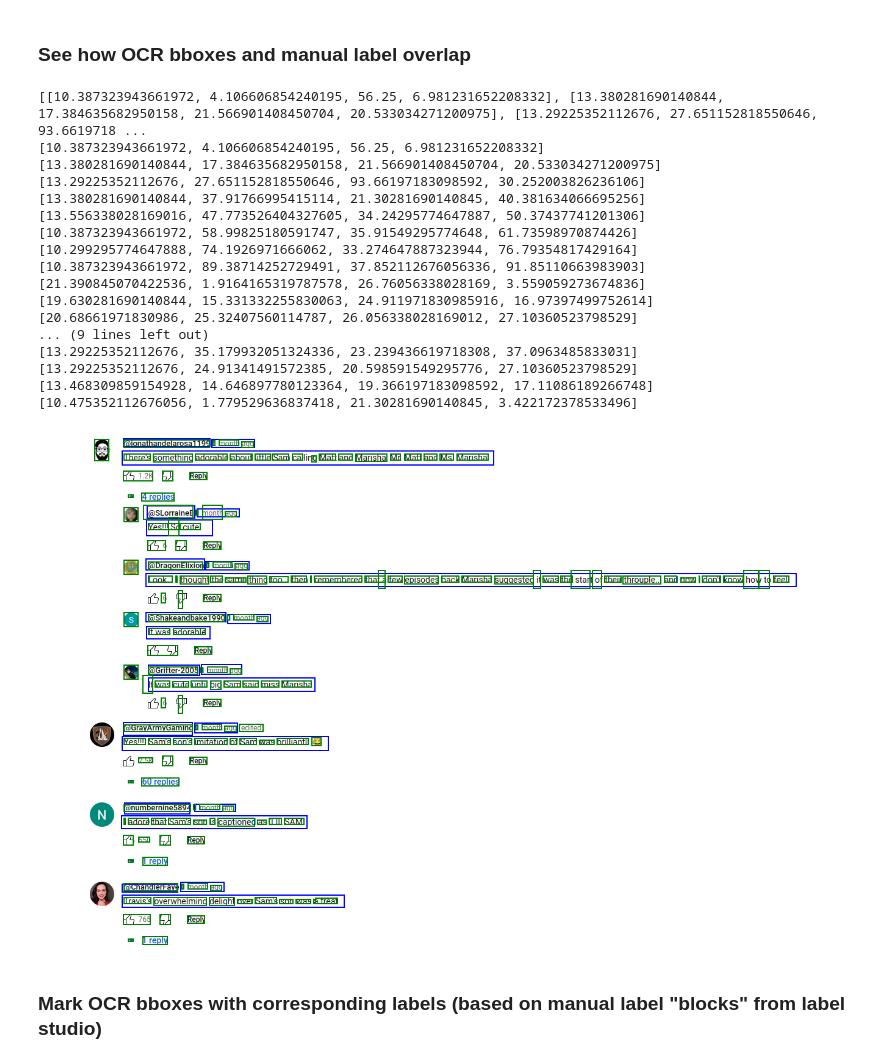
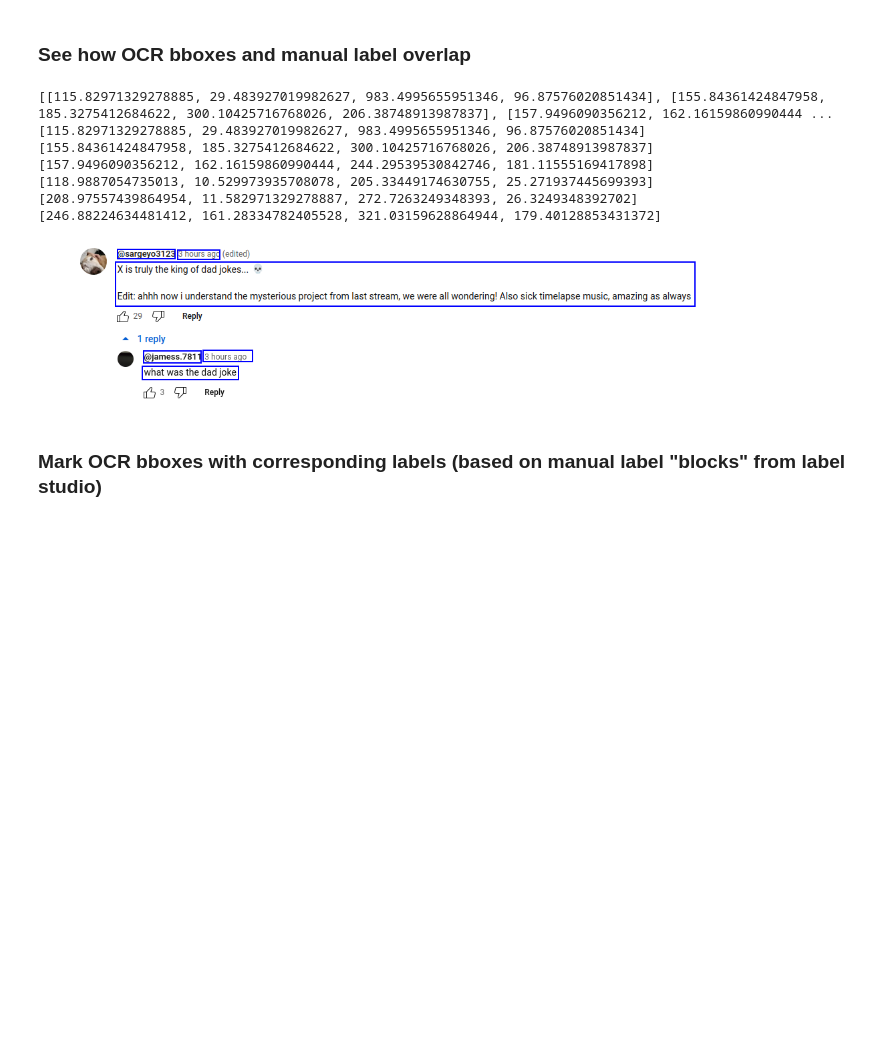
Before and after one commit to ceskyDJ/knn-project, a Jupyter notebook: src/fine_tune_v2_few_shot.ipynb, the cells around one changed output. Drawn from its saved outputs; the diff is of its cells as text; code cells hidden in the pictures; blank space fills up the shorter version.

Commit message:
fix: coco processing in ntb

```diff
--- a/src/fine_tune_v2_few_shot.ipynb
+++ b/src/fine_tune_v2_few_shot.ipynb
@@ -78,8 +78,8 @@ def draw_boxes(img: Image, boxes, norm = True):
 
   for box in boxes:
     print(box)
-    # if norm:
-    box = unnormalize_ls_box(box, width, height)
+    if norm:
+      box = unnormalize_ls_box(box, width, height)
     draw.rectangle(box, outline="blue", width=2)
 # %%
 draw = ImageDraw.Draw(image)
@@ -104,9 +104,11 @@ image
 COCO_PATH = Path("../datasets/custom_youtube/white_bg/export/2024-03-13-20-58") # using just for images, since their names are "mangled" by lable studio
 ANNOT_PATH = Path("../datasets/custom_youtube/white_bg/export/min-project-4-at-2024-03-13-19-53-af410d9e.json") # these are the actual annotations
 # %%
-# NOTE: can't get coco export from label studio to work
-# Don't need to run this
-return # OK to error here
+def bbox_relative_to_absolute(bbox: list[float]):
+  # "bbox": [x,y,width,height],
+  # ^this is the coco format
+  return [bbox[0], bbox[1], bbox[0]+bbox[2], bbox[1]+bbox[3]]
+
 def prepare_coco_annotations(path: Path):
 
   d = defaultdict(lambda: { "bbox": [], "image": None })
@@ -119,7 +121,7 @@ def prepare_coco_annotations(path: Path):
     # print(results.keys())
 
   for annot in results["annotations"]:
-    d[annot["image_id"]]["bbox"].append({ "box": annot["bbox"], "class_id": annot["category_id"] })
+    d[annot["image_id"]]["bbox"].append({ "box": bbox_relative_to_absolute(annot["bbox"]), "class_id": annot["category_id"] })
 
   for img in results["images"]:
     d[img["id"]]["image"] = img["file_name"].split("/")[1]
@@ -133,5 +135,5 @@ def prepare_coco_annotations(path: Path):
   return (d, classes)
 
 
-# annots, id2cls_dict = prepare_coco_annotations(ANNOT_PATH)
+coco_annots, id2cls_dict = prepare_coco_annotations(COCO_PATH)
 # %% [output]
@@ -206,41 +208,38 @@ def calculate_iou(box1, box2):
 # %% [markdown]
 ### See how OCR bboxes and manual label overlap
 # %%
-img = Image.open(COCO_PATH / "images" / annots[8]["image"]).convert("RGB")
+img = Image.open(COCO_PATH / "images" / annots[7]["image"]).convert("RGB")
 
 
-boxes = list(map(lambda b: b["box"], annots[8]["bbox"]))
+# boxes = list(map(lambda b: b["box"], annots[8]["bbox"])) # ANNOTS
+boxes = list(map(lambda b: b["box"], coco_annots[7]["bbox"])) # COCO
 print(list(boxes))
 
 draw_boxes(img, boxes, False)
 
 draw = ImageDraw.Draw(img)
 
-for box in encoding.boxes[0]:
-  # actual_label = iob_to_label(id2label[label]).lower()
-  box = unnormalize_box(box, width, height)
-  draw.rectangle(box, outline="green", width=2)
+# for box in boxes:
+#   # actual_label = iob_to_label(id2label[label]).lower()
+#   # box = unnormalize_box(box, width, height)
+#   draw.rectangle(box, outline="green", width=2)
+
+# Test OCR boxes
+# for box in encoding.boxes[0]:
+#   # actual_label = iob_to_label(id2label[label]).lower()
+#   box = unnormalize_box(box, width, height)
+#   draw.rectangle(box, outline="green", width=2)
 
 img
 # %% [output]
-[[10.387323943661972, 4.106606854240195, 56.25, 6.981231652208332], [13.380281690140844, 17.384635682950158, 21.566901408450704, 20.533034271200975], [13.29225352112676, 27.651152818550646, 93.6619718 ...
-[10.387323943661972, 4.106606854240195, 56.25, 6.981231652208332]
-[13.380281690140844, 17.384635682950158, 21.566901408450704, 20.533034271200975]
-[13.29225352112676, 27.651152818550646, 93.66197183098592, 30.252003826236106]
-[13.380281690140844, 37.91766995415114, 21.30281690140845, 40.381634066695256]
-[13.556338028169016, 47.773526404327605, 34.24295774647887, 50.37437741201306]
-[10.387323943661972, 58.99825180591747, 35.91549295774648, 61.73598970874426]
-[10.299295774647888, 74.1926971666062, 33.274647887323944, 76.79354817429164]
-[10.387323943661972, 89.38714252729491, 37.852112676056336, 91.85110663983903]
-[21.390845070422536, 1.9164165319787578, 26.76056338028169, 3.559059273674836]
-[19.630281690140844, 15.331332255830063, 24.911971830985916, 16.97397499752614]
-[20.68661971830986, 25.32407560114787, 26.056338028169012, 27.10360523798529]
-... (9 lines left out)
-[13.29225352112676, 35.179932051324336, 23.239436619718308, 37.0963485833031]
-[13.29225352112676, 24.91341491572385, 20.598591549295776, 27.10360523798529]
-[13.468309859154928, 14.646897780123364, 19.366197183098592, 17.11086189266748]
-[10.475352112676056, 1.779529636837418, 21.30281690140845, 3.422172378533496]
+[[115.82971329278885, 29.483927019982627, 983.4995655951346, 96.87576020851434], [155.84361424847958, 185.3275412684622, 300.10425716768026, 206.38748913987837], [157.9496090356212, 162.16159860990444 ...
+[115.82971329278885, 29.483927019982627, 983.4995655951346, 96.87576020851434]
+[155.84361424847958, 185.3275412684622, 300.10425716768026, 206.38748913987837]
+[157.9496090356212, 162.16159860990444, 244.29539530842746, 181.11555169417898]
+[118.9887054735013, 10.529973935708078, 205.33449174630755, 25.271937445699393]
+[208.97557439864954, 11.582971329278887, 272.7263249348393, 26.3249348392702]
+[246.88224634481412, 161.28334782405528, 321.03159628864944, 179.40128853431372]
-[figure, old version]
+[figure, new version]
 # %% [markdown]
 ### Mark OCR bboxes with corresponding labels (based on manual label "blocks" from label studio)
 # %%
```
Also changed, not shown: parts of 1 cell of this notebook.
